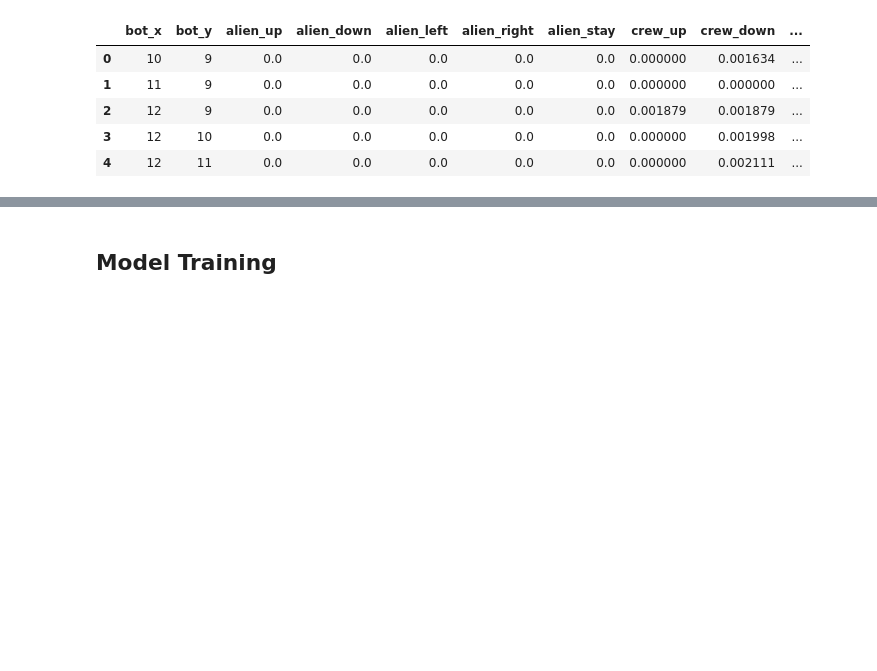
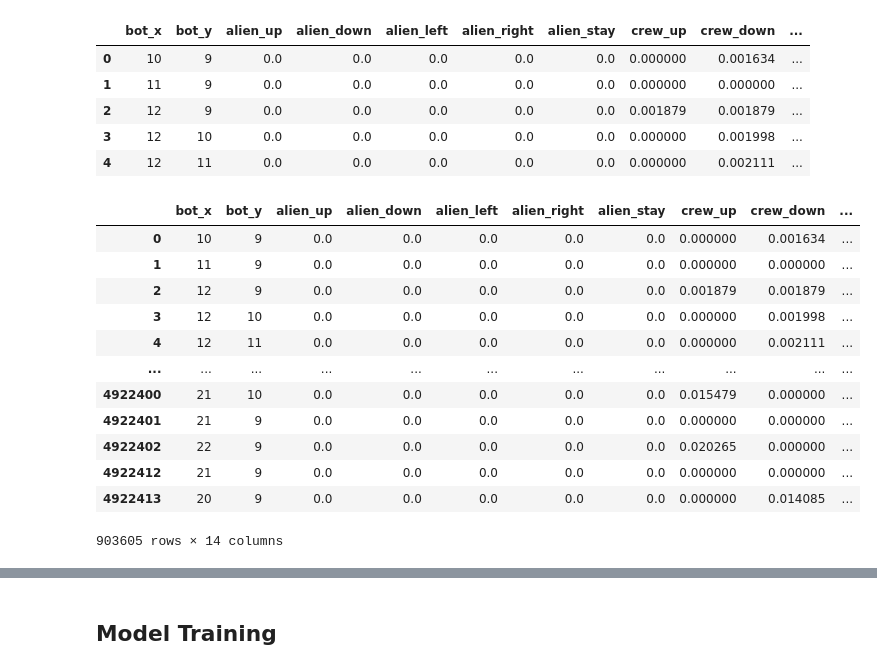
Before and after one commit to RishikSarkar/project-3-cs520, a Jupyter notebook: Model1.ipynb, the cells around one changed output, grey strips where cells are left out. Cells and saved outputs as stored; diff of their text form; code cells hidden in the pictures; blank space fills up the shorter version.

Commit message:
test code added for Model1

```diff
--- a/Model1.ipynb
+++ b/Model1.ipynb
@@ -478,3 +481,20 @@ model1_df.head()
 | 2 | 12 | 9 | 0.0 | 0.0 | 0.0 | 0.0 | 0.0 | 0.001879 | 0.001879 | ... |
 | 3 | 12 | 10 | 0.0 | 0.0 | 0.0 | 0.0 | 0.0 | 0.000000 | 0.001998 | ... |
 | 4 | 12 | 11 | 0.0 | 0.0 | 0.0 | 0.0 | 0.0 | 0.000000 | 0.002111 | ... |
+# %%
+model1_df = model1_df.drop(columns=['crew_stay'])
+model1_df
+# %% [output]
+|  | bot_x | bot_y | alien_up | alien_down | alien_left | alien_right | alien_stay | crew_up | crew_down | ... |
+| 0 | 10 | 9 | 0.0 | 0.0 | 0.0 | 0.0 | 0.0 | 0.000000 | 0.001634 | ... |
+| 1 | 11 | 9 | 0.0 | 0.0 | 0.0 | 0.0 | 0.0 | 0.000000 | 0.000000 | ... |
+| 2 | 12 | 9 | 0.0 | 0.0 | 0.0 | 0.0 | 0.0 | 0.001879 | 0.001879 | ... |
+| 3 | 12 | 10 | 0.0 | 0.0 | 0.0 | 0.0 | 0.0 | 0.000000 | 0.001998 | ... |
+| 4 | 12 | 11 | 0.0 | 0.0 | 0.0 | 0.0 | 0.0 | 0.000000 | 0.002111 | ... |
+| ... | ... | ... | ... | ... | ... | ... | ... | ... | ... | ... |
+| 4922400 | 21 | 10 | 0.0 | 0.0 | 0.0 | 0.0 | 0.0 | 0.015479 | 0.000000 | ... |
+| 4922401 | 21 | 9 | 0.0 | 0.0 | 0.0 | 0.0 | 0.0 | 0.000000 | 0.000000 | ... |
+| 4922402 | 22 | 9 | 0.0 | 0.0 | 0.0 | 0.0 | 0.0 | 0.020265 | 0.000000 | ... |
+| 4922412 | 21 | 9 | 0.0 | 0.0 | 0.0 | 0.0 | 0.0 | 0.000000 | 0.000000 | ... |
+| 4922413 | 20 | 9 | 0.0 | 0.0 | 0.0 | 0.0 | 0.0 | 0.000000 | 0.014085 | ... |
+903605 rows × 14 columns
```
Also changed, not shown: parts of 44 cells of this notebook, 30 other files.
